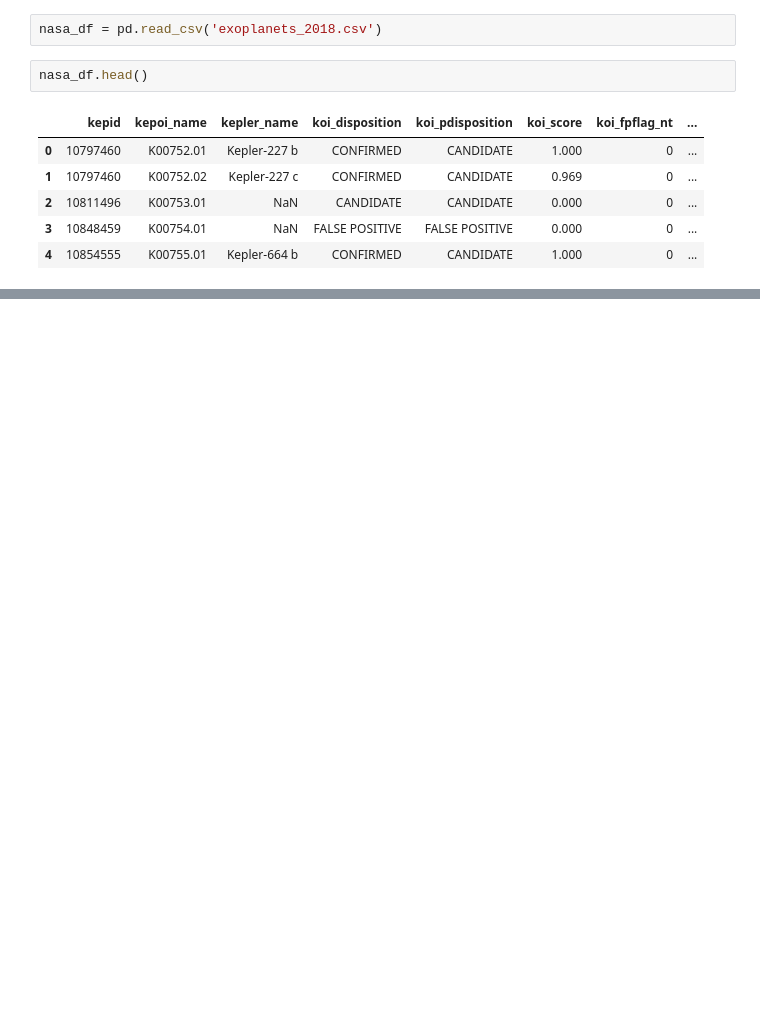
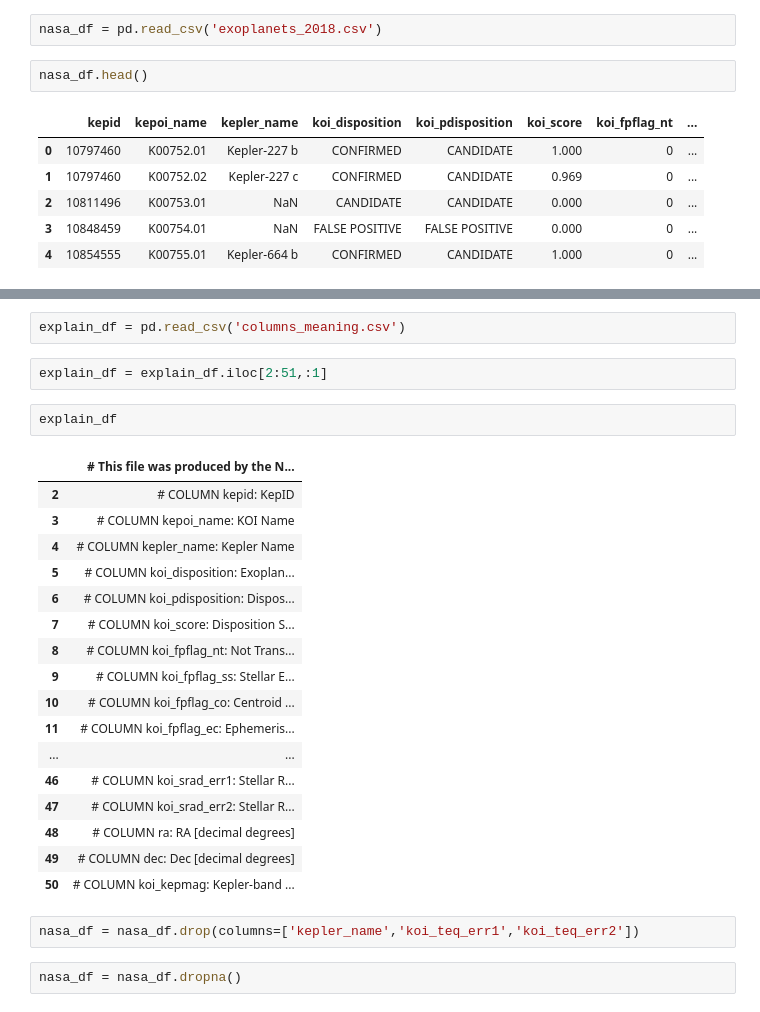
Before and after one commit to Ken-Alviola/keplr_exoplanets, a Jupyter notebook: cleaning.ipynb, the cells around one changed output, grey strips where cells are left out. Drawn from its saved outputs; the diff is of its cells as text; blank space fills up the shorter version.

```diff
--- a/cleaning.ipynb
+++ b/cleaning.ipynb
@@ -22,0 +88,28 @@ nasa_df.head()
+# %%
+explain_df = pd.read_csv('columns_meaning.csv')
+# %%
+explain_df = explain_df.iloc[2:51,:1]
+# %%
+explain_df
+# %% [output]
+|  | # This file was produced by the N... |
+| 2 | # COLUMN kepid: KepID |
+| 3 | # COLUMN kepoi_name: KOI Name |
+| 4 | # COLUMN kepler_name: Kepler Name |
+| 5 | # COLUMN koi_disposition: Exoplan... |
+| 6 | # COLUMN koi_pdisposition: Dispos... |
+| 7 | # COLUMN koi_score: Disposition S... |
+| 8 | # COLUMN koi_fpflag_nt: Not Trans... |
+| 9 | # COLUMN koi_fpflag_ss: Stellar E... |
+| 10 | # COLUMN koi_fpflag_co: Centroid ... |
+| 11 | # COLUMN koi_fpflag_ec: Ephemeris... |
+| ... | ... |
+| 46 | # COLUMN koi_srad_err1: Stellar R... |
+| 47 | # COLUMN koi_srad_err2: Stellar R... |
+| 48 | # COLUMN ra: RA [decimal degrees] |
+| 49 | # COLUMN dec: Dec [decimal degrees] |
+| 50 | # COLUMN koi_kepmag: Kepler-band ... |
+# %%
+nasa_df = nasa_df.drop(columns=['kepler_name','koi_teq_err1','koi_teq_err2'])
+# %%
+nasa_df = nasa_df.dropna()
```
Also changed, not shown: parts of 6 cells of this notebook.
